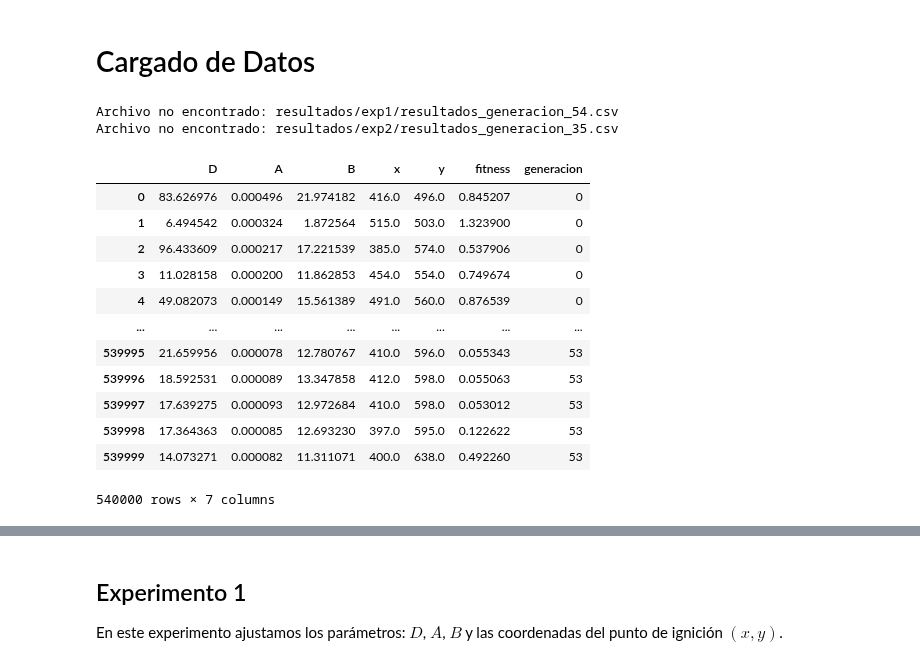
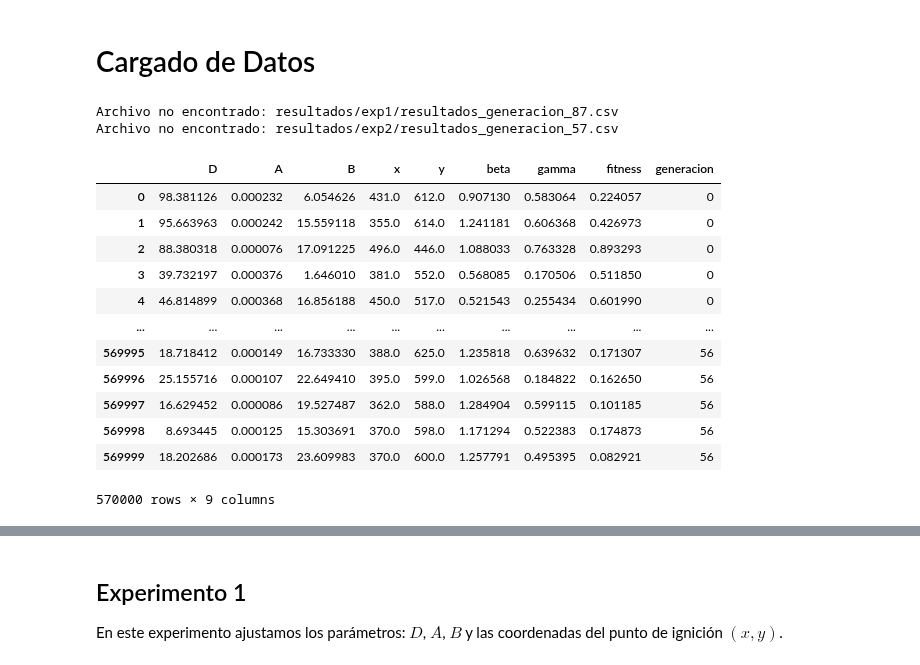
Before and after one commit to Maestria-Incendios-Forestales-2024-2025/Incendios-Genetico-PINNs, a Jupyter notebook: Genetico/resultados_genetico_genetico.ipynb, the cells around one changed output, grey strips where cells are left out. Cells and saved outputs as stored; diff of their text form; code cells hidden in the pictures.

```diff
--- a/Genetico/resultados_genetico_genetico.ipynb
+++ b/Genetico/resultados_genetico_genetico.ipynb
@@ -14,7 +14,7 @@ dfs = {}  # diccionario donde guardamos los DataFrames por experimento
 
 for exp in exps:
     lista_dfs = []
-    for generacion in range(60):
+    for generacion in range(90):
         ruta_archivo = f'resultados/{exp}/resultados_generacion_{generacion}.csv'
         if os.path.exists(ruta_archivo):
             datos = pd.read_csv(ruta_archivo)
@@ -31,25 +31,39 @@ for exp in exps:
 df_exp1 = dfs['exp1']
 df_exp2 = dfs['exp2']
 df_exp3 = dfs['exp3']
+
+def limpiar_valor(x):
+    if pd.isna(x):
+        return x  # deja los NaN como están
+    x = str(x).strip()
+    if x.startswith("[") and x.endswith("]"):
+        x = x[1:-1]  # quita corchetes
+    try:
+        return float(x)
+    except ValueError:
+        return pd.NA  # si no se puede convertir
+
+for col in ["beta", "gamma"]:
+    df_exp2[col] = df_exp2[col].apply(limpiar_valor).astype(float)
 # %% [output]
-Archivo no encontrado: resultados/exp1/resultados_generacion_54.csv
-Archivo no encontrado: resultados/exp2/resultados_generacion_35.csv
+Archivo no encontrado: resultados/exp1/resultados_generacion_87.csv
+Archivo no encontrado: resultados/exp2/resultados_generacion_57.csv
 # %%
-df_exp1
+df_exp2
 # %% [output]
-|  | D | A | B | x | y | fitness | generacion |
-| 0 | 83.626976 | 0.000496 | 21.974182 | 416.0 | 496.0 | 0.845207 | 0 |
-| 1 | 6.494542 | 0.000324 | 1.872564 | 515.0 | 503.0 | 1.323900 | 0 |
-| 2 | 96.433609 | 0.000217 | 17.221539 | 385.0 | 574.0 | 0.537906 | 0 |
-| 3 | 11.028158 | 0.000200 | 11.862853 | 454.0 | 554.0 | 0.749674 | 0 |
-| 4 | 49.082073 | 0.000149 | 15.561389 | 491.0 | 560.0 | 0.876539 | 0 |
-| ... | ... | ... | ... | ... | ... | ... | ... |
-| 539995 | 21.659956 | 0.000078 | 12.780767 | 410.0 | 596.0 | 0.055343 | 53 |
-| 539996 | 18.592531 | 0.000089 | 13.347858 | 412.0 | 598.0 | 0.055063 | 53 |
-| 539997 | 17.639275 | 0.000093 | 12.972684 | 410.0 | 598.0 | 0.053012 | 53 |
-| 539998 | 17.364363 | 0.000085 | 12.693230 | 397.0 | 595.0 | 0.122622 | 53 |
-| 539999 | 14.073271 | 0.000082 | 11.311071 | 400.0 | 638.0 | 0.492260 | 53 |
+|  | D | A | B | x | y | beta | gamma | fitness | generacion |
+| 0 | 98.381126 | 0.000232 | 6.054626 | 431.0 | 612.0 | 0.907130 | 0.583064 | 0.224057 | 0 |
+| 1 | 95.663963 | 0.000242 | 15.559118 | 355.0 | 614.0 | 1.241181 | 0.606368 | 0.426973 | 0 |
+| 2 | 88.380318 | 0.000076 | 17.091225 | 496.0 | 446.0 | 1.088033 | 0.763328 | 0.893293 | 0 |
+| 3 | 39.732197 | 0.000376 | 1.646010 | 381.0 | 552.0 | 0.568085 | 0.170506 | 0.511850 | 0 |
+| 4 | 46.814899 | 0.000368 | 16.856188 | 450.0 | 517.0 | 0.521543 | 0.255434 | 0.601990 | 0 |
+| ... | ... | ... | ... | ... | ... | ... | ... | ... | ... |
+| 569995 | 18.718412 | 0.000149 | 16.733330 | 388.0 | 625.0 | 1.235818 | 0.639632 | 0.171307 | 56 |
+| 569996 | 25.155716 | 0.000107 | 22.649410 | 395.0 | 599.0 | 1.026568 | 0.184822 | 0.162650 | 56 |
+| 569997 | 16.629452 | 0.000086 | 19.527487 | 362.0 | 588.0 | 1.284904 | 0.599115 | 0.101185 | 56 |
+| 569998 | 8.693445 | 0.000125 | 15.303691 | 370.0 | 598.0 | 1.171294 | 0.522383 | 0.174873 | 56 |
+| 569999 | 18.202686 | 0.000173 | 23.609983 | 370.0 | 600.0 | 1.257791 | 0.495395 | 0.082921 | 56 |
-540000 rows × 7 columns
+570000 rows × 9 columns
 # %%
 # Visualizaciones de los resultados del algoritmo genético
 
```
Also changed, not shown: parts of 16 cells of this notebook.
